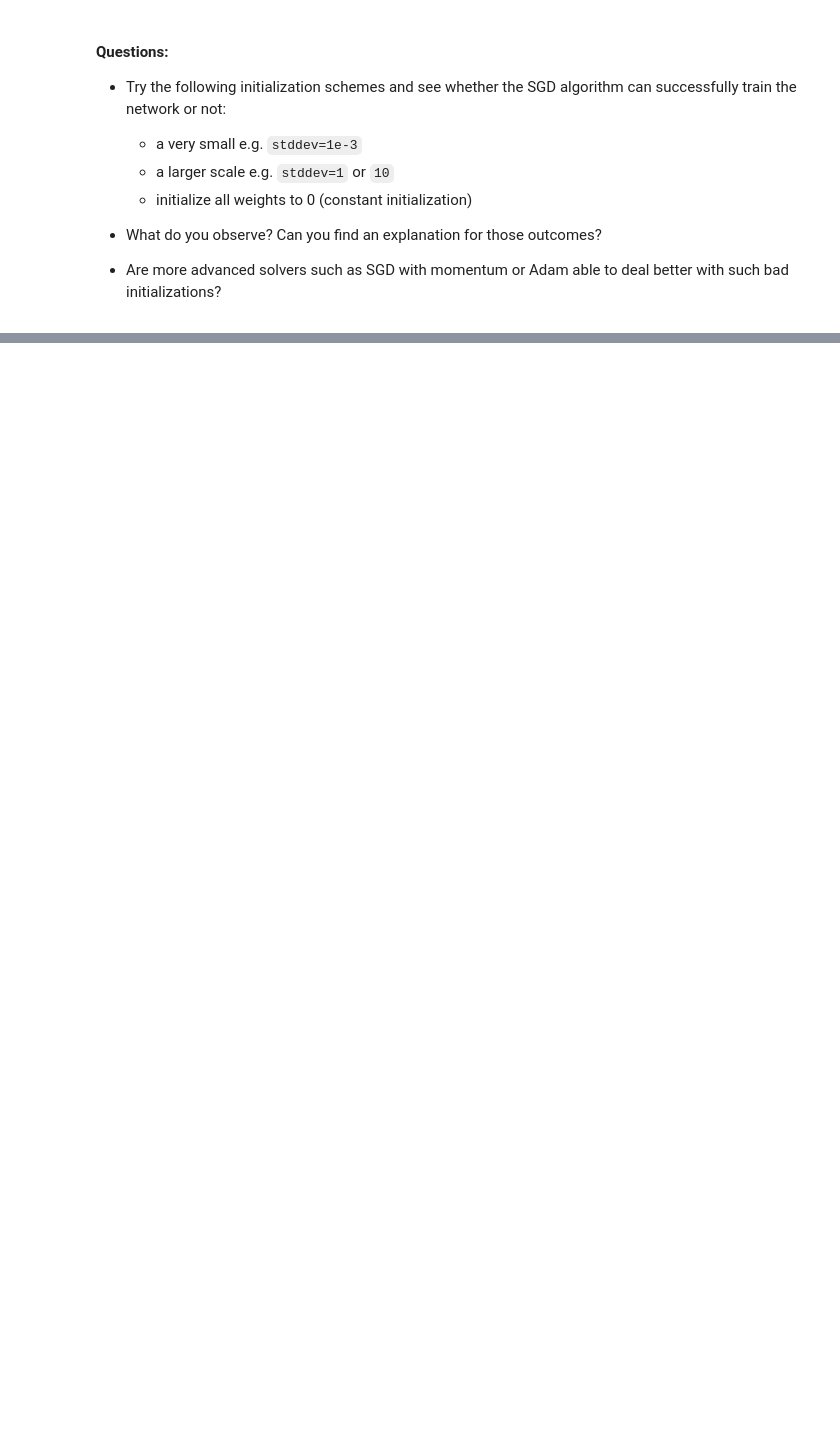
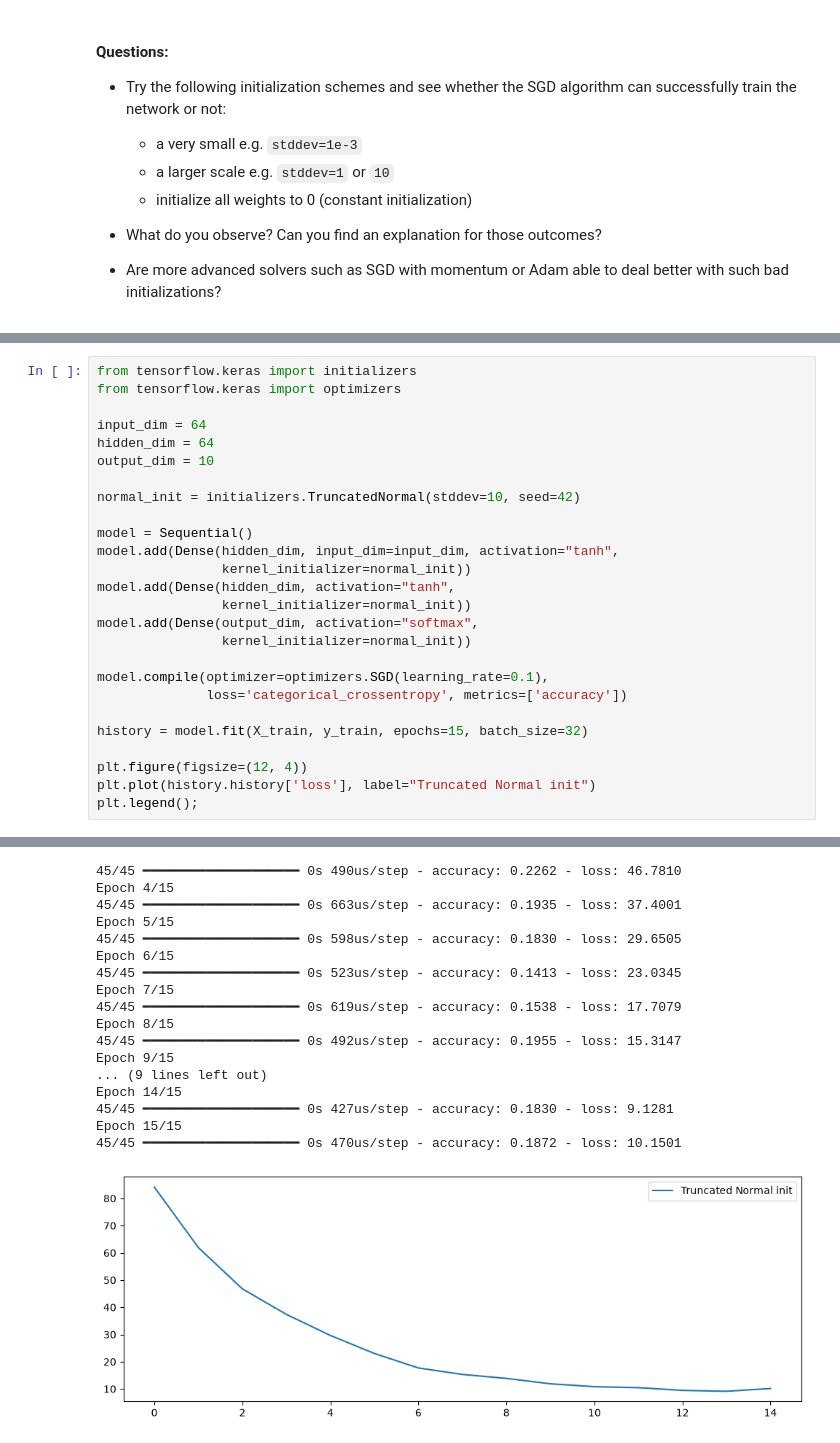
Before and after one commit to zdai399/deep_learning, a Jupyter notebook: 01_materials/labs/lab_1.ipynb, the cells around one changed output, grey strips where cells are left out. Drawn from its saved outputs; the diff is of its cells as text; blank space fills up the shorter version.

```diff
--- a/01_materials/labs/lab_1.ipynb
+++ b/01_materials/labs/lab_1.ipynb
@@ -726,0 +876,27 @@ model.layers[0].weights
+# %%
+from tensorflow.keras import initializers
+from tensorflow.keras import optimizers
+
+input_dim = 64
+hidden_dim = 64
+output_dim = 10
+
+normal_init = initializers.TruncatedNormal(stddev=10, seed=42)
+
+model = Sequential()
+model.add(Dense(hidden_dim, input_dim=input_dim, activation="tanh",
+                kernel_initializer=normal_init))
+model.add(Dense(hidden_dim, activation="tanh",
+                kernel_initializer=normal_init))
+model.add(Dense(output_dim, activation="softmax",
+                kernel_initializer=normal_init))
+
+model.compile(optimizer=optimizers.SGD(learning_rate=0.1),
+              loss='categorical_crossentropy', metrics=['accuracy'])
+
+history = model.fit(X_train, y_train, epochs=15, batch_size=32)
+
+plt.figure(figsize=(12, 4))
+plt.plot(history.history['loss'], label="Truncated Normal init")
+plt.legend();
+# %% [output]
@@ -726,0 +909,18 @@ model.layers[0].weights
+45/45 ━━━━━━━━━━━━━━━━━━━━ 0s 490us/step - accuracy: 0.2262 - loss: 46.7810
+Epoch 4/15
+45/45 ━━━━━━━━━━━━━━━━━━━━ 0s 663us/step - accuracy: 0.1935 - loss: 37.4001
+Epoch 5/15
+45/45 ━━━━━━━━━━━━━━━━━━━━ 0s 598us/step - accuracy: 0.1830 - loss: 29.6505
+Epoch 6/15
+45/45 ━━━━━━━━━━━━━━━━━━━━ 0s 523us/step - accuracy: 0.1413 - loss: 23.0345
+Epoch 7/15
+45/45 ━━━━━━━━━━━━━━━━━━━━ 0s 619us/step - accuracy: 0.1538 - loss: 17.7079
+Epoch 8/15
+45/45 ━━━━━━━━━━━━━━━━━━━━ 0s 492us/step - accuracy: 0.1955 - loss: 15.3147
+Epoch 9/15
+... (9 lines left out)
+Epoch 14/15
+45/45 ━━━━━━━━━━━━━━━━━━━━ 0s 427us/step - accuracy: 0.1830 - loss: 9.1281
+Epoch 15/15
+45/45 ━━━━━━━━━━━━━━━━━━━━ 0s 470us/step - accuracy: 0.1872 - loss: 10.1501
+[figure, added]
```
Also changed, not shown: parts of 17 cells of this notebook.
